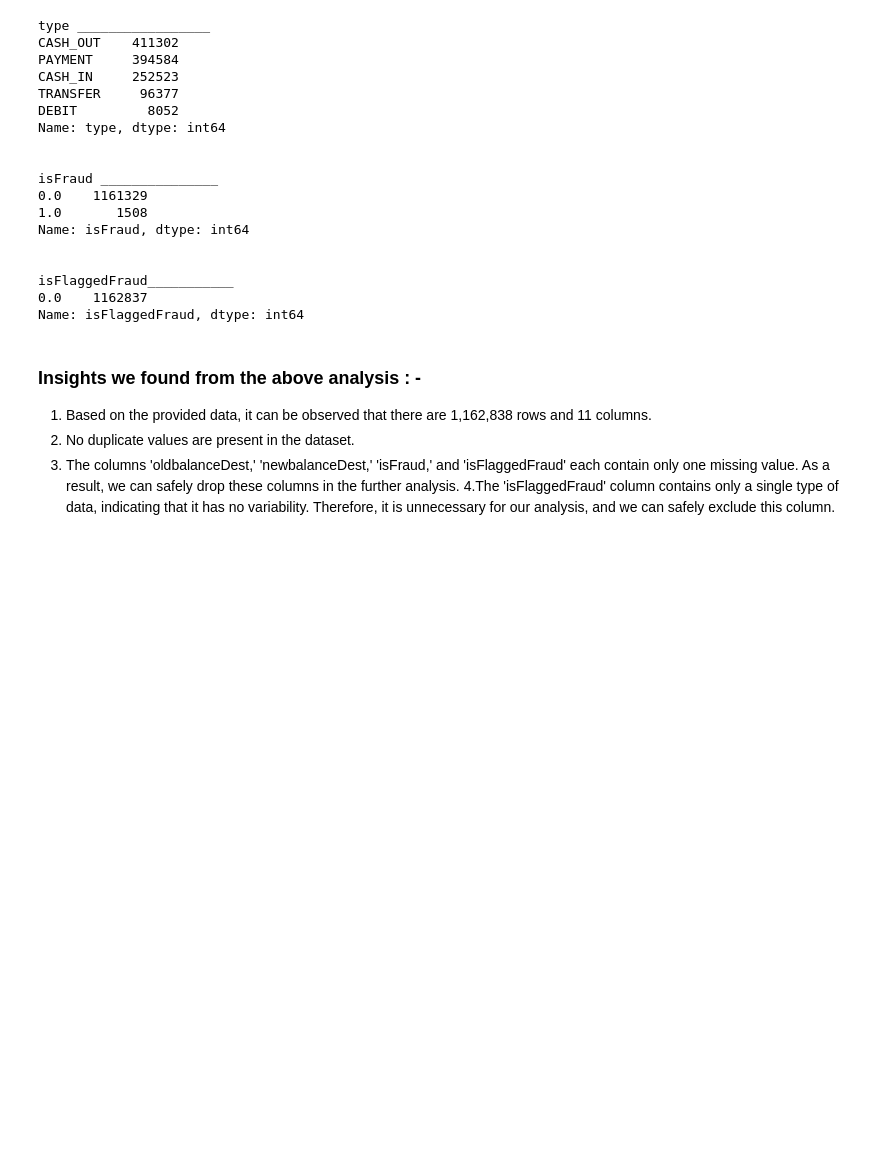
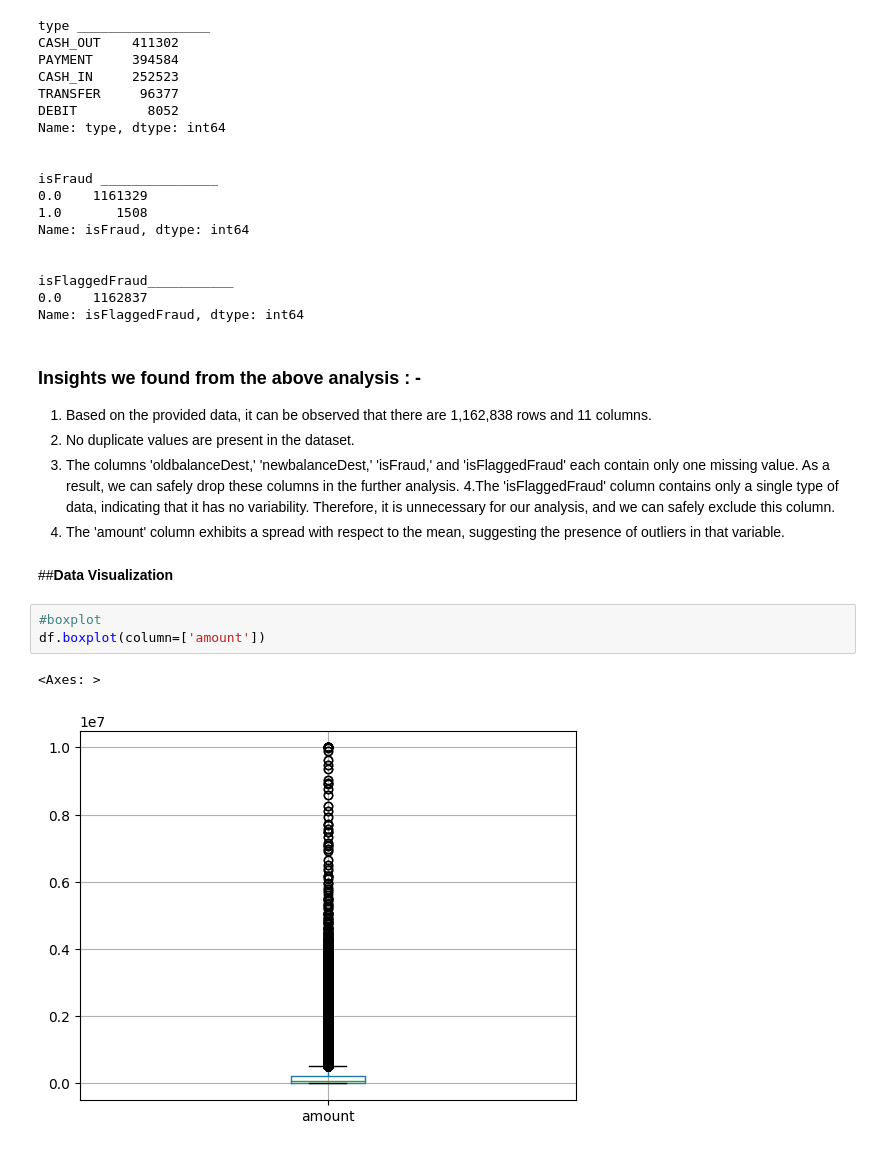
Before and after one commit to Mr-Himanshu123/Fraud-Detection, a Jupyter notebook: Fraud_Detection.ipynb, the cells around one changed output. Drawn from its saved outputs; the diff is of its cells as text; blank space fills up the shorter version.

```diff
--- a/Fraud_Detection.ipynb
+++ b/Fraud_Detection.ipynb
@@ -157,3 +168,12 @@ Name: isFlaggedFraud, dtype: int64
 2. No duplicate values are present in the dataset.
 3. The columns 'oldbalanceDest,' 'newbalanceDest,' 'isFraud,' and 'isFlaggedFraud' each contain only one missing value. As a result, we can safely drop these columns in the further analysis.
 4.The 'isFlaggedFraud' column contains only a single type of data, indicating that it has no variability. Therefore, it is unnecessary for our analysis, and we can safely exclude this column.
+5. The 'amount' column exhibits a spread with respect to the mean, suggesting the presence of outliers in that variable.
+# %% [markdown]
+##**Data Visualization**
+# %%
+#boxplot
+df.boxplot(column=['amount'])
+# %% [output]
+<Axes: >
+[figure, added]
```
Also changed, not shown: parts of 46 cells of this notebook.
